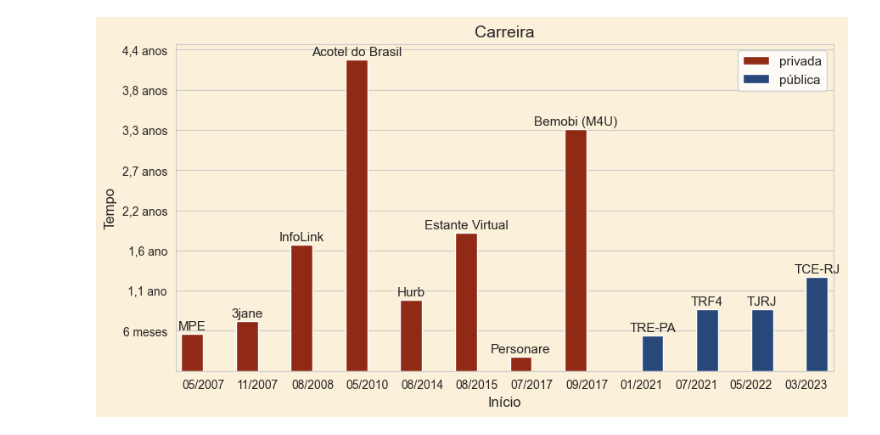
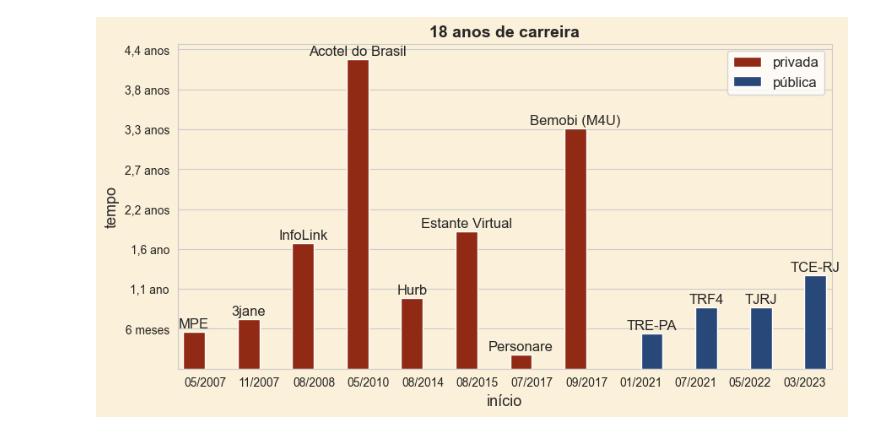
Before and after one commit to fellipaocastro/carreira, a Jupyter notebook: carreira/carreira.ipynb, the cells around one changed output. Cells and saved outputs as stored; diff of their text form; code cells hidden in the pictures.

```diff
--- a/carreira/carreira.ipynb
+++ b/carreira/carreira.ipynb
@@ -1,6 +1,6 @@
 # %%
 from datetime import datetime
-from os import path
+import math
 
 import matplotlib.pyplot as plt
 from matplotlib import ticker
@@ -15,16 +15,13 @@ def format_date(date: str) -> datetime:
 
 def format_y_axis(y_param: int, _pos: int) -> str:
     y_axis = ''
-
     anos = y_param / 365
 
     if anos >= 1:
         ano_str = 'anos' if anos >= 2 else 'ano'
-
         y_axis = f'{anos:.1f} {ano_str}'.replace('.', ',')
     elif y_param > 0:
         meses = int(np.mod(y_param, 365) / 30)
-
         y_axis = f'{meses} meses'
 
     return y_axis
@@ -38,38 +35,43 @@ def main() -> None:
     carreira['entrada'] = carreira['entrada'].apply(format_date)
     carreira['saida'] = carreira['saida'].apply(format_date)
     carreira['dias'] = (carreira['saida'] - carreira['entrada']).dt.days + 1
+    carreira['inicio'] = carreira['entrada'].dt.strftime('%m/%Y')
 
-    carreira['inicio'] = carreira['entrada'].dt.strftime('%m/%Y')
+    first_entry = carreira['entrada'].min()
+    last_exit = carreira['saida'].max()
+    total_years = math.ceil((last_exit - first_entry).days / 365)
 
     bgcolor = '#fbf0d9'
 
     fig, ax = plt.subplots(figsize=(10, 5))
     fig.set_facecolor(bgcolor)
     ax.set_facecolor(bgcolor)
 
     formatter = ticker.FuncFormatter(format_y_axis)
     ax.yaxis.set_major_formatter(formatter)
+    ax.tick_params(axis='x', labelsize=10)
+    ax.tick_params(axis='y', labelsize=10)
 
     sns.barplot(data=carreira, x='inicio', y='dias', hue='esfera', palette=sns.color_palette(['#a61c00', '#1c4587']),
                 ax=ax)
 
-    plt.title('Carreira', fontsize=14)
-    plt.xlabel('Início', fontsize=12)
-    plt.ylabel('Tempo', fontsize=12)
-    plt.legend(fontsize=11)
+    plt.title(f'{total_years} anos de carreira', fontsize=14, weight='bold')
+    plt.xlabel('início', fontsize=13)
+    plt.ylabel('tempo', fontsize=13)
+    plt.legend(fontsize=12)
 
     for container in ax.containers:
         for rect in container:
             height = rect.get_height()
             x_pos = rect.get_x() + rect.get_width() / 2
             y_pos = height + 20
             text = carreira.iloc[container.index(rect)]['instituicao']
-            ax.annotate(text, xy=(x_pos, y_pos), ha='center', fontsize=11)
+            ax.annotate(text, xy=(x_pos, y_pos), ha='center', fontsize=12)
 
     plt.show()
 
 
 if __name__ == '__main__':
     main()
 # %% [output]
-[figure, old version]
+[figure, new version]
```
Also changed, not shown: 2 other files.
